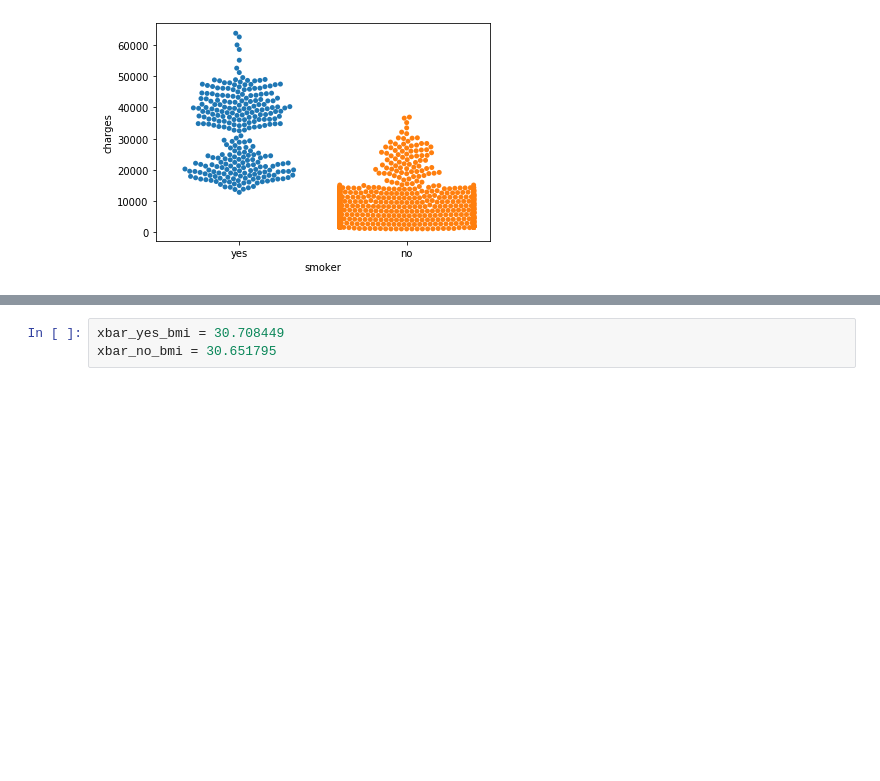
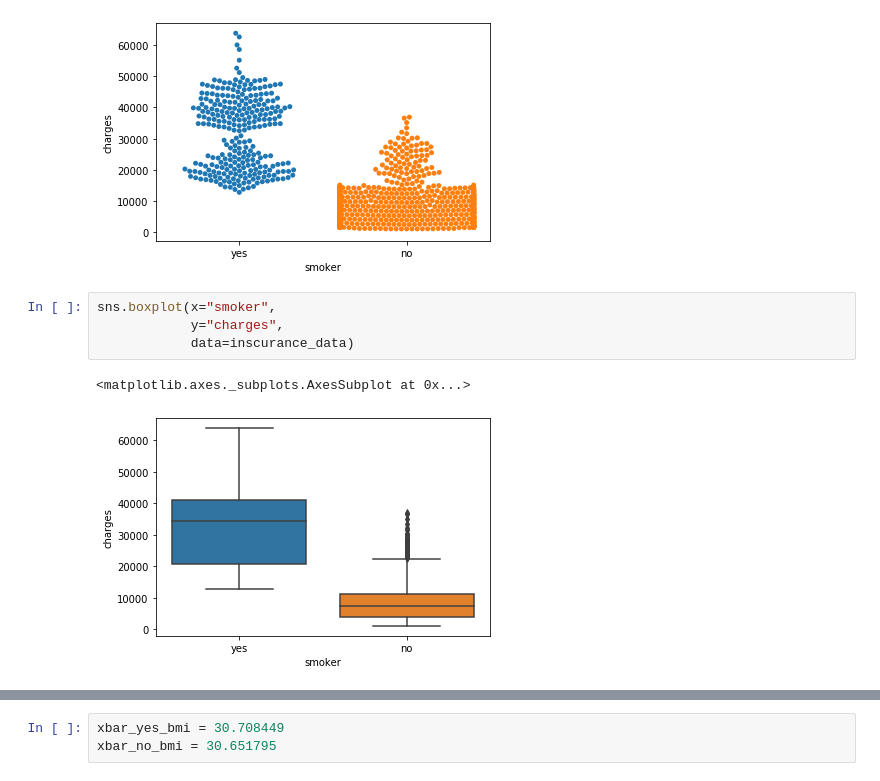
Before and after one commit to KyLarson-Research/AP_Statistics, a Jupyter notebook: smoker.ipynb, the cells around one changed output, grey strips where cells are left out. Drawn from its saved outputs; the diff is of its cells as text; blank space fills up the shorter version.

```diff
--- a/smoker.ipynb
+++ b/smoker.ipynb
@@ -99,6 +99,13 @@ sns.swarmplot(x=inscurance_data['smoker'],
 # %% [output]
 <matplotlib.axes._subplots.AxesSubplot at 0x...>
 [figure]
+# %%
+sns.boxplot(x="smoker",
+            y="charges",
+            data=inscurance_data)
+# %% [output]
+<matplotlib.axes._subplots.AxesSubplot at 0x...>
+[figure, added]
 # %%
 #todo scatterplot bmi vs charges to see what type of model seems appropriate to start with
 sns.lmplot(x="bmi", y="charges", hue="smoker", data=inscurance_data)
```
Also changed, not shown: parts of 18 cells of this notebook, 1 other file.
